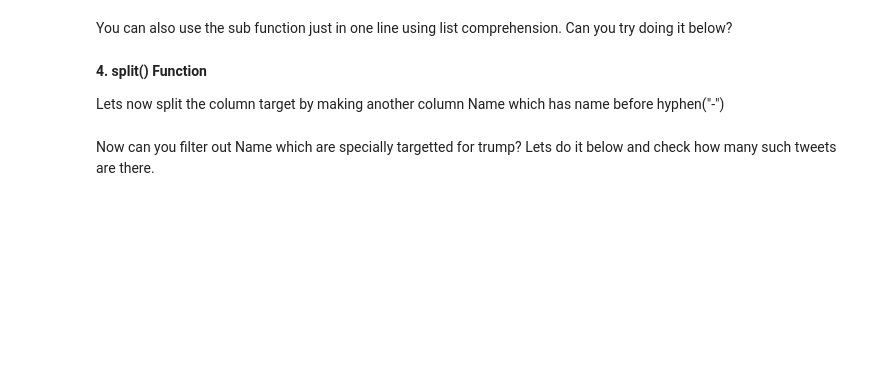
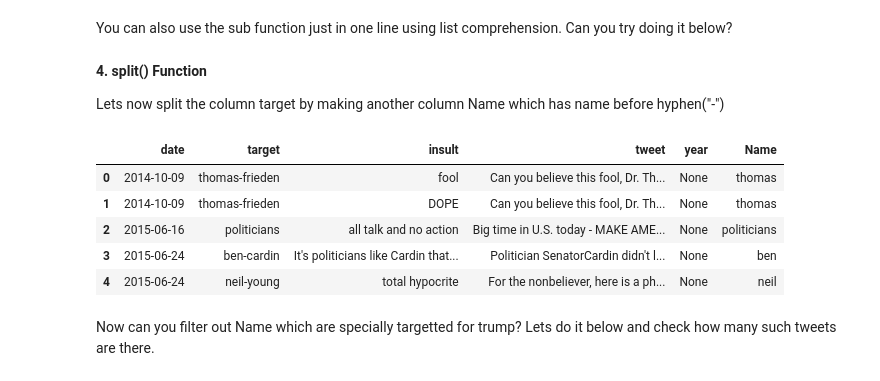
Before and after one commit to sureshmecad/CloudyML-AI-FOR-ALL, a Jupyter notebook: 6_Data_Cleaning_CloudyML.ipynb, the cells around one changed output. Cells and saved outputs as stored; diff of their text form; code cells hidden in the pictures; blank space fills up the shorter version.

```diff
--- a/6_Data_Cleaning_CloudyML.ipynb
+++ b/6_Data_Cleaning_CloudyML.ipynb
@@ -749,11 +816,23 @@ You can also use the sub function just in one line using list comprehension. Can
 Lets now split the column target by making another column Name which has name before hyphen("-")
 # %%
 # create a function which takes target as parameter and applies regex on it
-
+def name(target):
+  x = re.split("-", target, 1)
+  if x:
+    return x[0]
 
 #use apply function on tweet_data to use above function in order to create Name column
+tweet_data['Name'] = tweet_data['target'].apply(name)
 
 #tweet_data head
+tweet_data.head()
+# %% [output]
+|  | date | target | insult | tweet | year | Name |
+| 0 | 2014-10-09 | thomas-frieden | fool | Can you believe this fool, Dr. Th... | None | thomas |
+| 1 | 2014-10-09 | thomas-frieden | DOPE | Can you believe this fool, Dr. Th... | None | thomas |
+| 2 | 2015-06-16 | politicians | all talk and no action | Big time in U.S. today - MAKE AME... | None | politicians |
+| 3 | 2015-06-24 | ben-cardin | It's politicians like Cardin that... | Politician SenatorCardin didn't l... | None | ben |
+| 4 | 2015-06-24 | neil-young | total hypocrite | For the nonbeliever, here is a ph... | None | neil |
 # %% [markdown]
 Now can you filter out Name which are specially targetted for trump? Lets do it below and check how many such tweets are there.
 # %%
```
Also changed, not shown: parts of 13 cells of this notebook.
